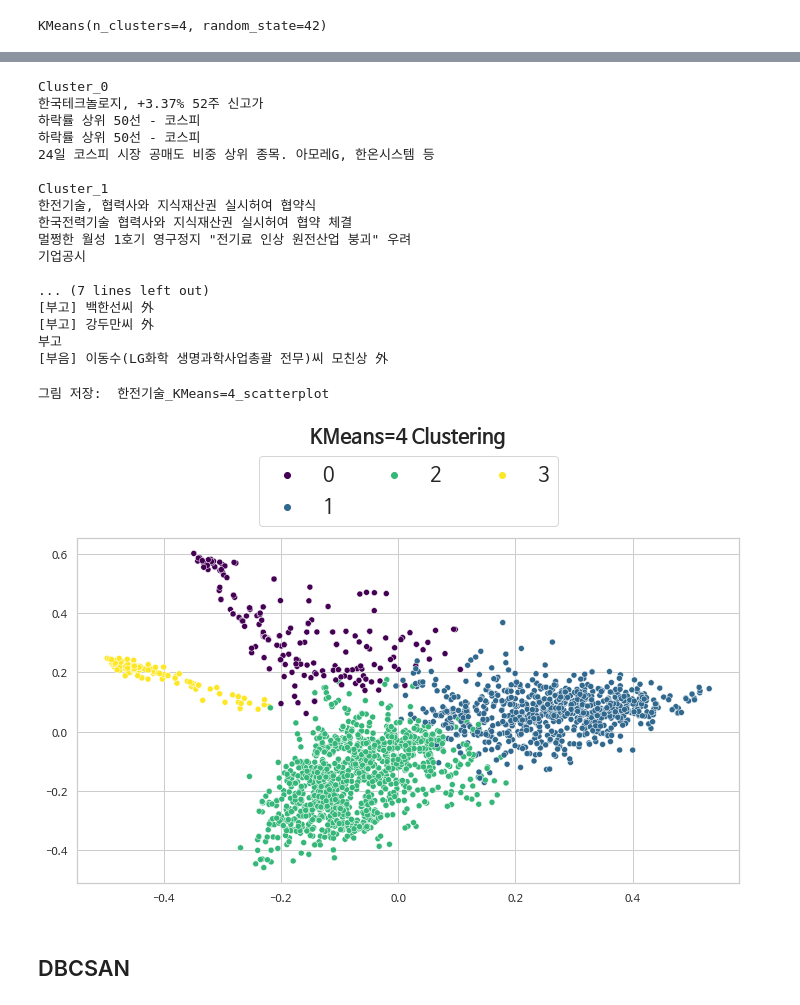
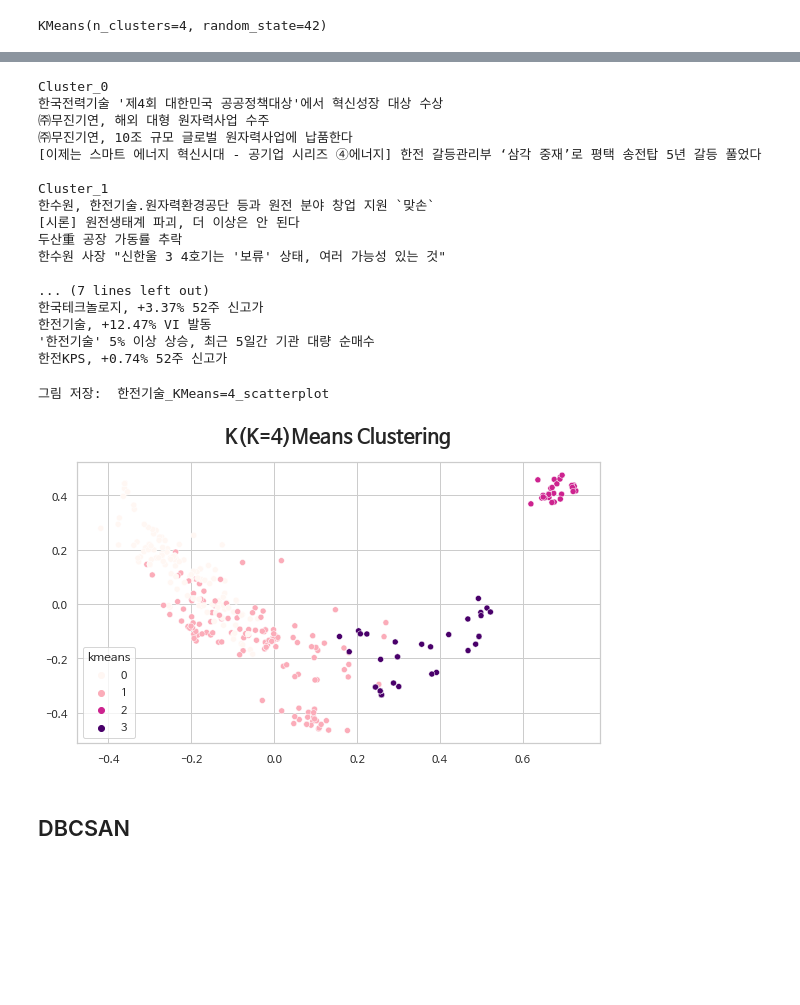
Before and after one commit to kimjuii/LIS3821, a Jupyter notebook: lab/text_mining.ipynb, the cells around one changed output, grey strips where cells are left out. Saved outputs shown, nothing was run; the diff lists cells and outputs as text; code cells hidden in the pictures; blank space fills up the shorter version.

Commit message:
한전기술_ESG 분류

```diff
--- a/lab/text_mining.ipynb
+++ b/lab/text_mining.ipynb
@@ -279,0 +517,6 @@ X = tfidf.fit_transform(kepco_keyword_list)
+# %%
+#ESG keyword list 생성
+kepco_esg_keyword_list = [" ".join(keyword) for keyword in df_kepco_esg['keyword']]
+# %%
+tfidf = TfidfVectorizer(analyzer = 'word', sublinear_tf=True, max_df = 0.95, max_features=100)
+X = tfidf.fit_transform(kepco_esg_keyword_list)
@@ -286,7 +566,7 @@ pca_vectors = pca.fit_transform(X.toarray())
 x0 = pca_vectors[:, 0]
 x1 = pca_vectors[:, 1]
 # %%
-c['x0'] = x0
-c['x1'] = x1
+df_kepco_esg['x0'] = x0
+df_kepco_esg['x1'] = x1
 # %%
 plt.figure(figsize=(10, 5))
@@ -390,6 +670,6 @@ kmeans.fit(X)
 # %% [output]
 KMeans(n_clusters=4, random_state=42)
 # %%
-c['kmeans'] = kmeans.labels_
-c.tail()
+df_kepco_esg['kmeans'] = kmeans.labels_
+df_kepco_esg.head()
 # %% [output]
@@ -439,43 +719,37 @@ def get_title_by_cluster(df, label, model):
       for title in temp['title'][:4]:
          print(title)
 # %%
-get_title_by_cluster(c, kmeans.labels_, 'kmeans')
+get_title_by_cluster(df_kepco_esg, kmeans.labels_, 'kmeans')
 # %% [output]
 Cluster_0
-한국테크놀로지, +3.37% 52주 신고가
-하락률 상위 50선 - 코스피
-하락률 상위 50선 - 코스피
-24일 코스피 시장 공매도 비중 상위 종목. 아모레G, 한온시스템 등
+한국전력기술 '제4회 대한민국 공공정책대상'에서 혁신성장 대상 수상
+㈜무진기연, 해외 대형 원자력사업 수주
+㈜무진기연, 10조 규모 글로벌 원자력사업에 납품한다
+[이제는 스마트 에너지 혁신시대 - 공기업 시리즈 ④에너지] 한전 갈등관리부 ‘삼각 중재’로 평택 송전탑 5년 갈등 풀었다
 
 Cluster_1
-한전기술, 협력사와 지식재산권 실시허여 협약식
-한국전력기술 협력사와 지식재산권 실시허여 협약 체결
-멀쩡한 월성 1호기 영구정지 "전기료 인상 원전산업 붕괴" 우려
-기업공시
+한수원, 한전기술.원자력환경공단 등과 원전 분야 창업 지원 `맞손`
+[시론] 원전생태계 파괴, 더 이상은 안 된다
+두산重 공장 가동률 추락
+한수원 사장 "신한울 3 4호기는 '보류' 상태, 여러 가능성 있는 것"
 
 ... (7 lines left out)
-[부고] 백한선씨 外
-[부고] 강두만씨 外
-부고
-[부음] 이동수(LG화학 생명과학사업총괄 전무)씨 모친상 外
+한국테크놀로지, +3.37% 52주 신고가
+한전기술, +12.47% VI 발동
+'한전기술' 5% 이상 상승, 최근 5일간 기관 대량 순매수
+한전KPS, +0.74% 52주 신고가
 # %%
-plt.figure(figsize=(10, 7))
+plt.figure(figsize=(8, 5))
 
-
-sns.scatterplot(x0, x1, hue='kmeans', data=c, palette="viridis")
+sns.scatterplot(x0, x1, hue='kmeans', data=df_kepco_esg, palette='RdPu')
 #title
 title_style = {'fontsize': 20, 'fontweight': 'bold'}
-plt.title('KMeans=4 Clustering',pad=95,fontdict=title_style)
+plt.title('K(K=4)Means Clustering',pad=20,fontdict=title_style)
 
-plt.legend(
-      loc='center',
-       bbox_to_anchor=(0, 1.06, 1, 0.15),
-       ncol=3,
-       fontsize=20)
 save_fig('한전기술_KMeans=4_scatterplot')
 # %% [output]
 그림 저장:  한전기술_KMeans=4_scatterplot
-[figure, old version]
+[figure, new version]
 # %% [markdown]
 ## DBCSAN
 # %% [markdown]
```
Also changed, not shown: parts of 50 cells of this notebook, 11 other files.
